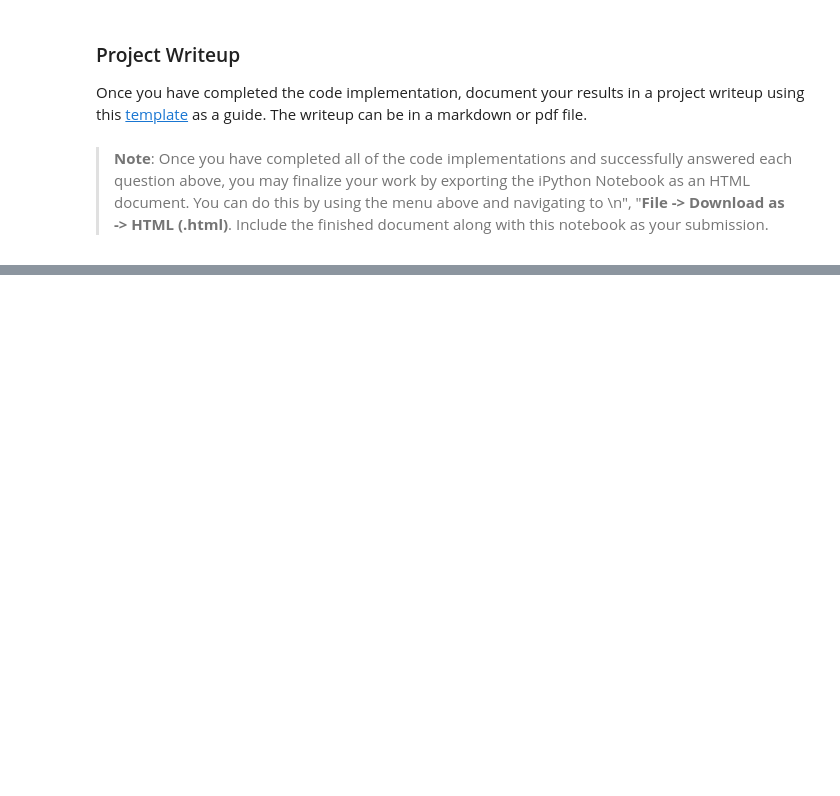
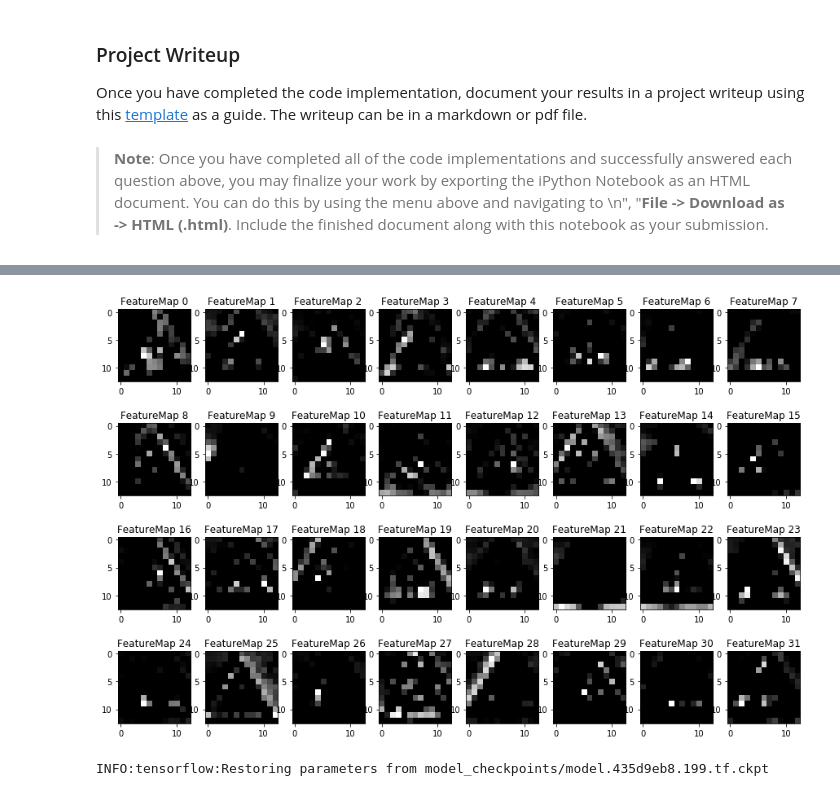
Before and after one commit to cuckookernel/CarND-Traffic-Signs, a Jupyter notebook: Traffic_Sign_Classifier.ipynb, the cells around one changed output, grey strips where cells are left out. Drawn from its saved outputs; the diff is of its cells as text; code cells hidden in the pictures; blank space fills up the shorter version.

```diff
--- a/Traffic_Sign_Classifier.ipynb
+++ b/Traffic_Sign_Classifier.ipynb
@@ -543,0 +724,12 @@ def outputFeatureMap(image_input, tf_activation, activation_min=-1, activation_m
+# %%
+outputFeatureMap( activation_conv2, activation_min=-1, activation_max=-1 ,plt_num=1)
+# %% [output]
+[figure, added]
+# %%
+with tf.Session() as sess :
+    saver.restore(sess, ckpt_fname )
+    activation_conv1 = tnsr['conv1'].eval(session=sess,feed_dict={tnsr['input'] : X_eval[3:4,...]})
+    activation_maxp1 = tnsr['max_p1'].eval(session=sess,feed_dict={tnsr['input'] : X_eval[3:4,...]})
+    activation_conv2 = tnsr['conv2'].eval(session=sess,feed_dict={tnsr['input'] : X_eval[3:4,...]})
+# %% [output]
+INFO:tensorflow:Restoring parameters from model_checkpoints/model.435d9eb8.199.tf.ckpt
```
Also changed, not shown: parts of 39 cells of this notebook.
